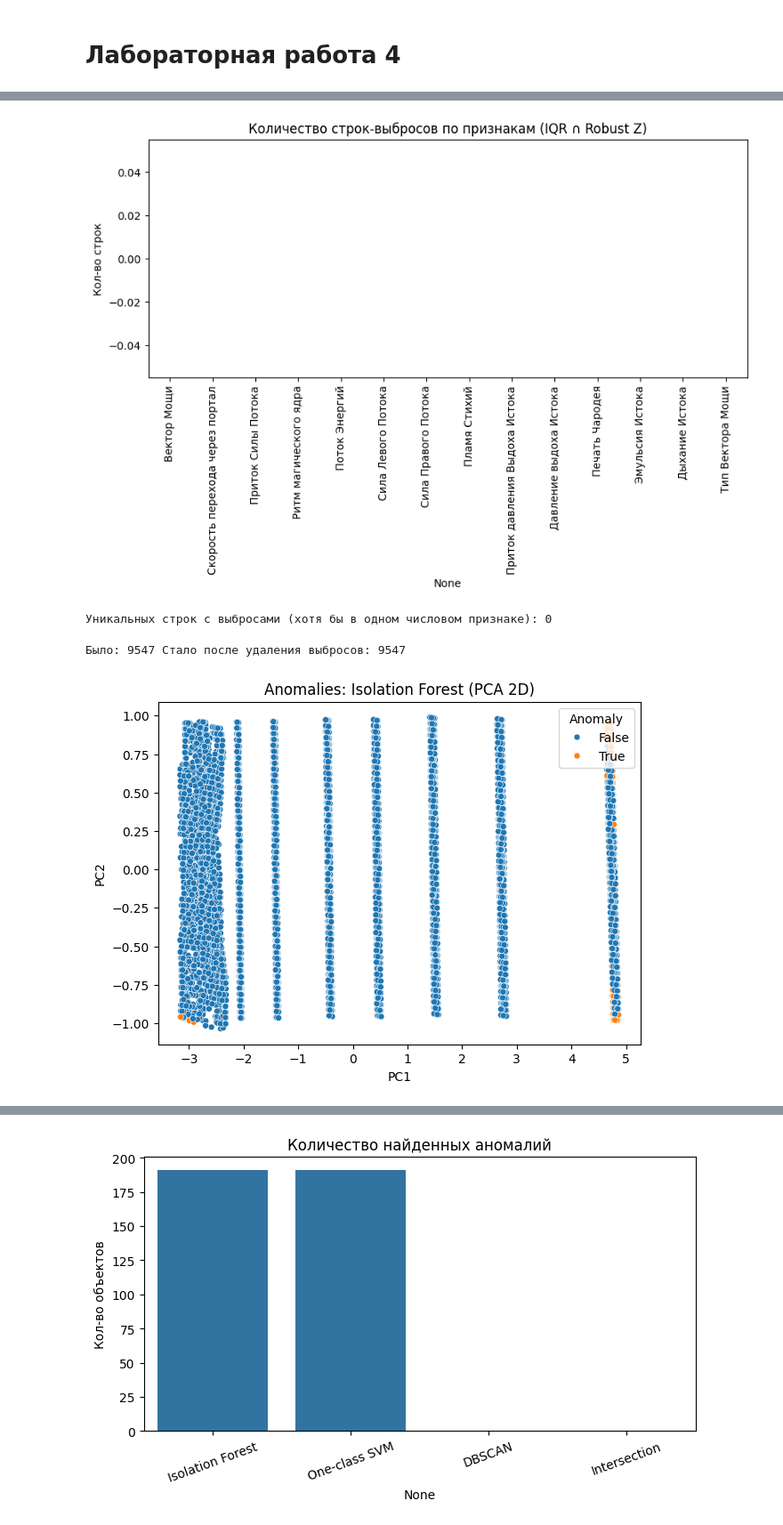
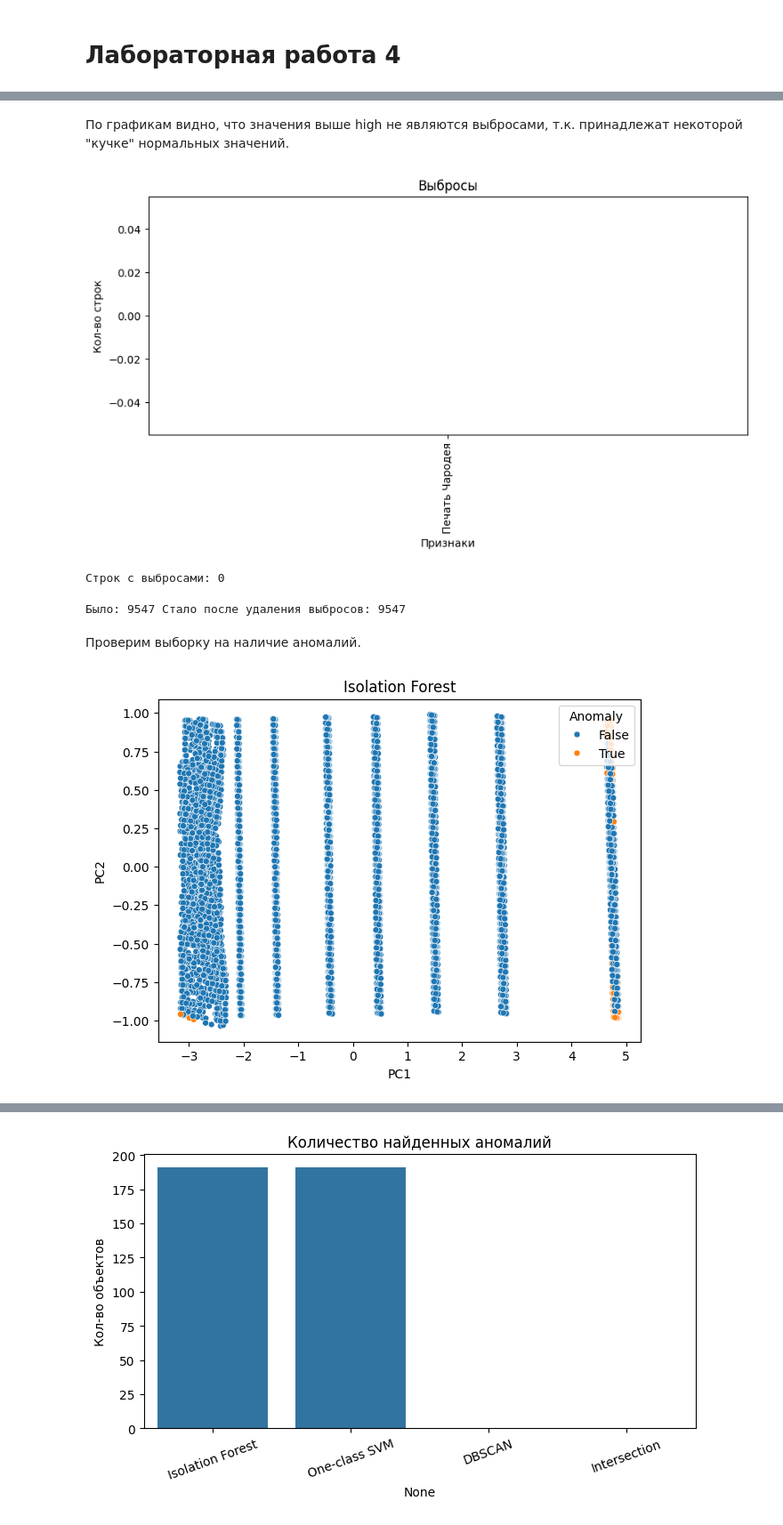
Before and after one commit to Vaiforo/practi5, a Jupyter notebook: labworks.ipynb, the cells around one changed output, grey strips where cells are left out. Shown at 89% size. Saved outputs shown, nothing was run; the diff lists cells and outputs as text; code cells hidden in the pictures.

```diff
--- a/labworks.ipynb
+++ b/labworks.ipynb
@@ -1064,7 +1061,7 @@ X_num = X_train[num_cols].copy()
 # %%
 for col in num_cols:
     plt.figure(figsize=(8, 3))
-    sns.boxplot(x=X_num[col])
-    plt.title(f"Boxplot: {col}")
+    sns.boxplot(x=X_train[col])
+    plt.title(col)
     plt.show()
 # %% [output]
@@ -1103,14 +1101,18 @@ def robust_z_outliers_mask(s: pd.Series, thr: float = 3.5) -> pd.Series:
     rz = 0.6745 * (s - med) / mad
     return rz.abs() > thr
 # %%
+potencial_cols = ["Печать Чародея"]
+
 outlier_idx_by_col = {}
 outlier_idx_all = set()
 
-for col in num_cols:
-    s = X_num[col]
+for col in potencial_cols:
+    s = X_train[col]
 
-    mask_iqr = iqr_outliers_mask(s, k=IQR_K)
-    mask_rz = robust_z_outliers_mask(s, thr=ROBUST_Z_THR)
+    mask_iqr = iqr_outliers_mask(s, k=1.5)
+    mask_rz = robust_z_outliers_mask(s, thr=3.5)
+
+    print(f"{col}: IQR={len(set(s.index[mask_iqr]))} RZ={len(set(s.index[mask_rz]))}")
 
     mask_both = mask_iqr & mask_rz
     idx_col = set(s.index[mask_both])
@@ -1123,0 +1178,15 @@ len(outlier_idx_all)
+# %%
+corrs = ["Эмульсия Истока", "Приток Силы Потока", "Приток давления Выдоха Истока"]
+
+s = X_train["Печать Чародея"]
+
+q1 = s.quantile(0.25)
+q3 = s.quantile(0.75)
+iqr = q3 - q1
+high = q3 + 1.5 * iqr
+
+outliers_mask = (X_train["Печать Чародея"] > high)
+
+for col in corrs:
+    sns.scatterplot(x=X_train[col], y=X_train["Печать Чародея"], hue=outliers_mask)
+    plt.show()
@@ -1124,19 +1197,22 @@ len(outlier_idx_all)
+# %% [markdown]
+По графикам видно, что значения выше high не являются выбросами, т.к. принадлежат некоторой "кучке" нормальных значений.
 # %%
 counts = pd.Series({col: len(
     idxs) for col, idxs in outlier_idx_by_col.items()}).sort_values(ascending=False)
 
 plt.figure(figsize=(10, 4))
 sns.barplot(x=counts.index, y=counts.values)
 plt.xticks(rotation=90)
-plt.title("Количество строк-выбросов по признакам (IQR ∩ Robust Z)")
+plt.title("Выбросы")
 plt.ylabel("Кол-во строк")
+plt.xlabel("Признаки")
 plt.show()
 
-print("Уникальных строк с выбросами (хотя бы в одном числовом признаке):",
+print("Строк с выбросами:",
       len(outlier_idx_all))
 # %% [output]
-[figure, old version]
+[figure, new version]
-Уникальных строк с выбросами (хотя бы в одном числовом признаке): 0
+Строк с выбросами: 0
 # %%
 X_train_no_outliers = X_train.drop(
     index=list(outlier_idx_all), errors="ignore")
@@ -1146,6 +1222,8 @@ print("Было:", len(X_train), "Стало после удаления выб
 Было: 9547 Стало после удаления выбросов: 9547
 # %%
 X_train = X_train_no_outliers.copy()
+# %% [markdown]
+Проверим выборку на наличие аномалий.
 # %%
 from sklearn.preprocessing import RobustScaler
 from sklearn.decomposition import PCA
@@ -1174,14 +1247,12 @@ def plot_anoms_2d(X2d, is_anom, title):
     plt.legend(title="Anomaly", loc="best")
     plt.show()
 # %%
-CONT = 0.02
-
-m_if = IForest(contamination=CONT, random_state=42)
+m_if = IForest(contamination=0.02, random_state=42)
 m_if.fit(X_scaled)
 labels_if = m_if.labels_
 is_if_anom = (labels_if == 1)
-idx_if = set(X_anom.index[is_if_anom])
+idx_if = set(X_train.index[is_if_anom])
 
-plot_anoms_2d(X_2d, is_if_anom, "Anomalies: Isolation Forest (PCA 2D)")
+plot_anoms_2d(X_2d, is_if_anom, "Isolation Forest")
 # %% [output]
-[figure, old version]
+[figure, new version]
```
Also changed, not shown: parts of 22 cells of this notebook.
